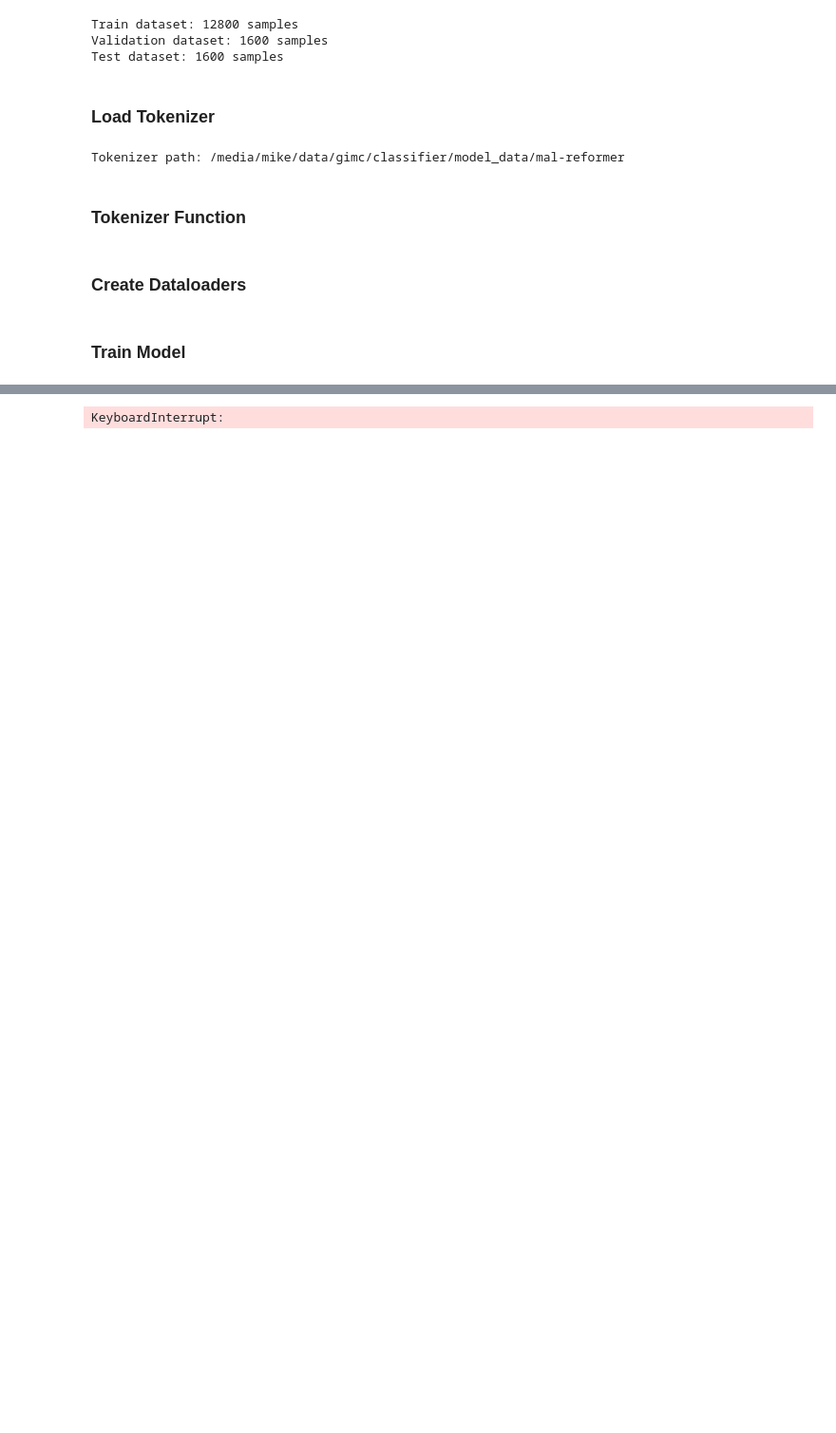
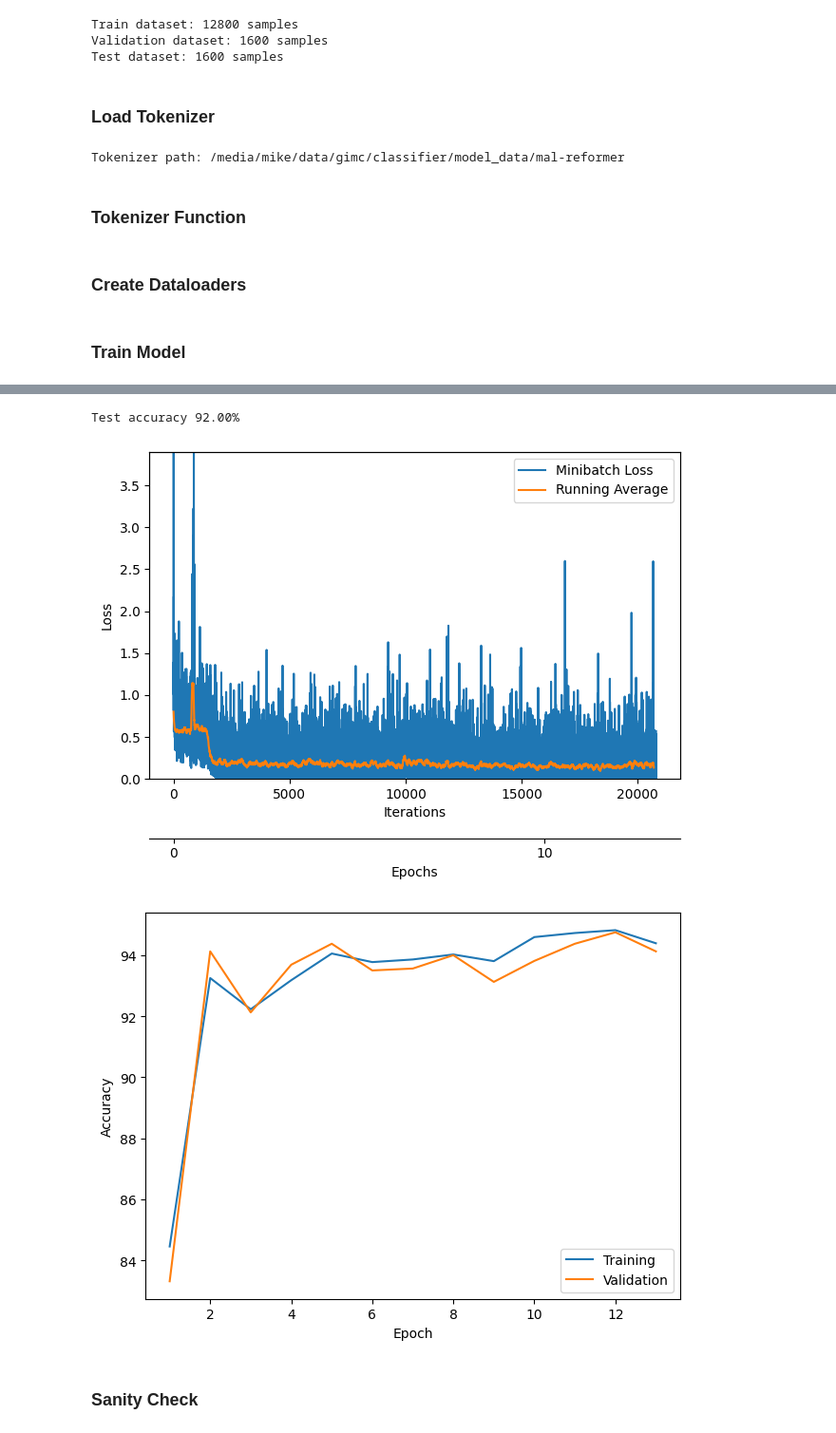
Before and after one commit to schladt/GIMC, a Jupyter notebook: classifier/lstm4mal.ipynb, the cells around one changed output, grey strips where cells are left out. Shown at 95% size. Cells and saved outputs as stored; diff of their text form; code cells hidden in the pictures; blank space fills up the shorter version.

```diff
--- a/classifier/lstm4mal.ipynb
+++ b/classifier/lstm4mal.ipynb
@@ -201,6 +198,7 @@ scheduler = torch.optim.lr_scheduler.ReduceLROnPlateau(optimizer,
                                                        verbose=True)
 # %%
 
+NUM_EPOCHS = 13
 from utils.train import train_model
 from utils.plot import plot_accuracy, plot_training_loss
 
@@ -231 +229,5 @@ Epoch: 002/015 | Batch 0010/1600 | Loss: 0.1164 | Elapsed: 68.41 min
-KeyboardInterrupt:
+Test accuracy 92.00%
+[figure, added]
+[figure, added]
+# %% [markdown]
+### Sanity Check
```
Also changed, not shown: parts of 4 cells of this notebook, 7 other files.
